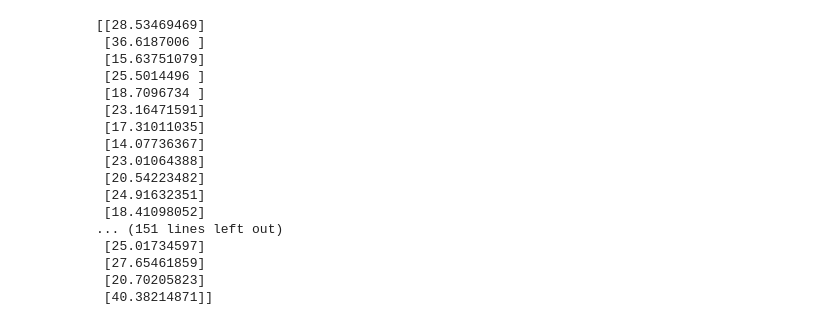
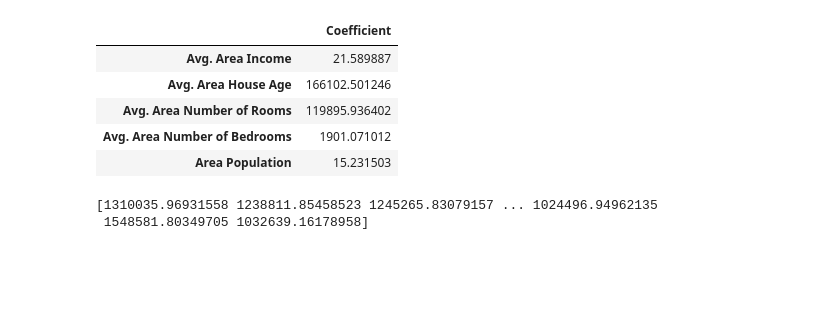
Before and after one commit to MehediTCF/AI-Lab, a Jupyter notebook: Estimate House Rent/HouseRentUsingLinearRegression.ipynb, the cells around one changed output. Cells and saved outputs as stored; diff of their text form; code cells hidden in the pictures; blank space fills up the shorter version.

```diff
--- a/Estimate House Rent/HouseRentUsingLinearRegression.ipynb
+++ b/Estimate House Rent/HouseRentUsingLinearRegression.ipynb
@@ -53,3 +63,0 @@ reg = linear_model.LinearRegression()
-# %%
-#train test split, train 67% test 33%
-x_train, x_test, y_train, y_test = train_test_split(df_x, df_y, test_size = 0.33, random_state = 42)
@@ -69,22 +75,17 @@ print(reg.coef_)
+# %%
+df_coeff = pd.DataFrame(reg.coef_,X.columns,columns=['Coefficient'])
+df_coeff
+# %% [output]
+|  | Coefficient |
+| Avg. Area Income | 21.589887 |
+| Avg. Area House Age | 166102.501246 |
+| Avg. Area Number of Rooms | 119895.936402 |
+| Avg. Area Number of Bedrooms | 1901.071012 |
+| Area Population | 15.231503 |
 # %%
 #print the prediction based on test data
-y_pred = reg.predict(x_test)
+y_pred = reg.predict(X_test)
 print(y_pred)
 # %% [output]
-[[28.53469469]
- [36.6187006 ]
- [15.63751079]
- [25.5014496 ]
- [18.7096734 ]
- [23.16471591]
- [17.31011035]
- [14.07736367]
- [23.01064388]
- [20.54223482]
- [24.91632351]
- [18.41098052]
-... (151 lines left out)
- [25.01734597]
- [27.65461859]
- [20.70205823]
- [40.38214871]]
+[1310035.96931558 1238811.85458523 1245265.83079157 ... 1024496.94962135
+ 1548581.80349705 1032639.16178958]
```
Also changed, not shown: parts of 22 cells of this notebook, 1 other file.
